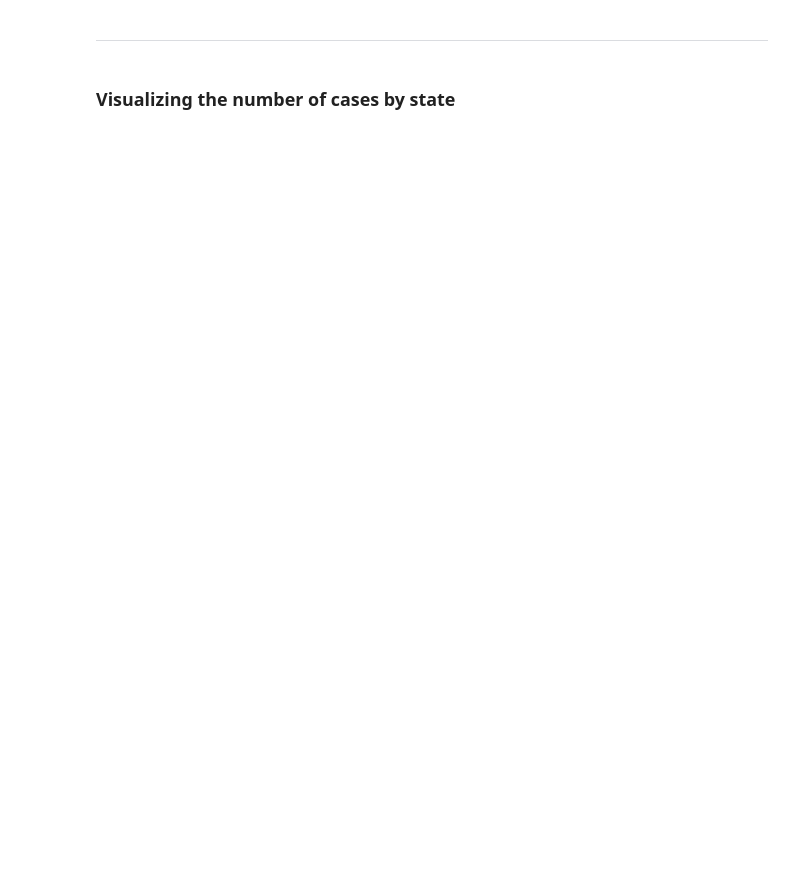
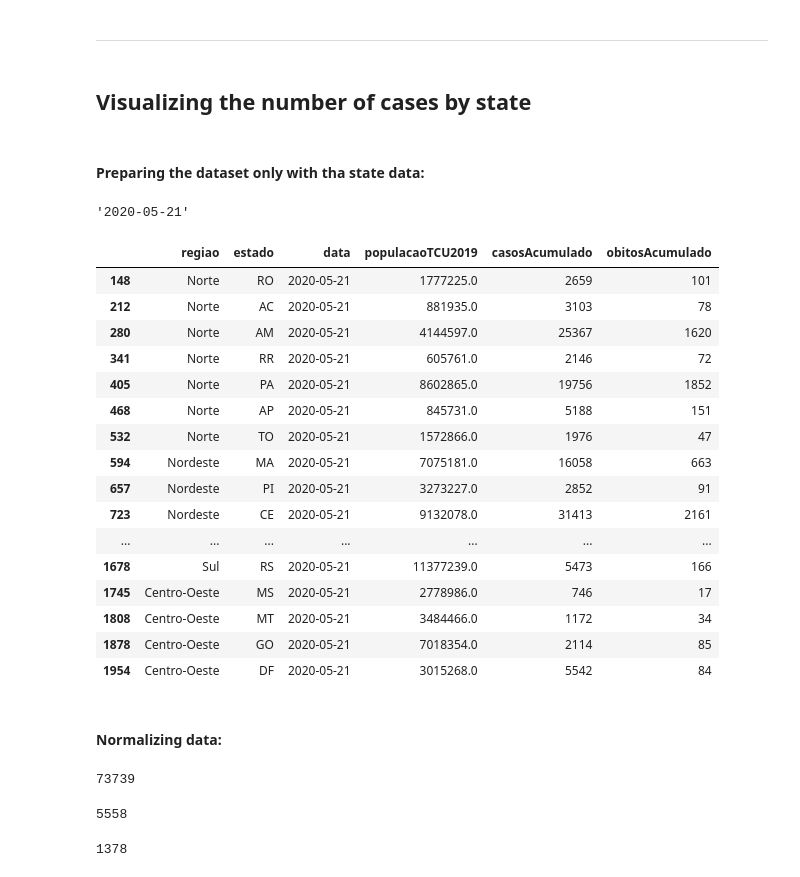
Before and after one commit to tbnsilveira/epidemic_BRdata, a Jupyter notebook: data_acquisition/Brazilian_Ministry_of_Health_COVID19data.ipynb, the cells around one changed output. Drawn from its saved outputs; the diff is of its cells as text; code cells hidden in the pictures; blank space fills up the shorter version.

```diff
--- a/data_acquisition/Brazilian_Ministry_of_Health_COVID19data.ipynb
+++ b/data_acquisition/Brazilian_Ministry_of_Health_COVID19data.ipynb
@@ -225,4 +258,42 @@ Text(0.5, 1.0, 'Número de casos COVID-19 acumulados em Florianópolis, SC, em 1
 # %% [markdown]
 ----------------
 # %% [markdown]
-### Visualizing the number of cases by state
+## Visualizing the number of cases by state
+# %% [markdown]
+#### Preparing the dataset only with tha state data:
+# %%
+## Getting the last date from data:
+lastDay = covidData.data.max()
+lastDay
+# %% [output]
+'2020-05-21'
+# %%
+covidLastDay = covidData[covidData.data == lastDay]
+# %%
+covidLastDay = covidLastDay[(covidLastDay.estado.isna() == False) &
+                            (covidLastDay.municipio.isna() == True) &
+                            (covidLastDay.populacaoTCU2019.isna() == False)]
+
+covidLastDay = covidLastDay[['regiao','estado','data','populacaoTCU2019','casosAcumulado','obitosAcumulado']]
+# %%
+covidLastDay
+# %% [output]
+|  | regiao | estado | data | populacaoTCU2019 | casosAcumulado | obitosAcumulado |
+| 148 | Norte | RO | 2020-05-21 | 1777225.0 | 2659 | 101 |
+| 212 | Norte | AC | 2020-05-21 | 881935.0 | 3103 | 78 |
+| 280 | Norte | AM | 2020-05-21 | 4144597.0 | 25367 | 1620 |
+| 341 | Norte | RR | 2020-05-21 | 605761.0 | 2146 | 72 |
+| 405 | Norte | PA | 2020-05-21 | 8602865.0 | 19756 | 1852 |
+| 468 | Norte | AP | 2020-05-21 | 845731.0 | 5188 | 151 |
+| 532 | Norte | TO | 2020-05-21 | 1572866.0 | 1976 | 47 |
+| 594 | Nordeste | MA | 2020-05-21 | 7075181.0 | 16058 | 663 |
+| 657 | Nordeste | PI | 2020-05-21 | 3273227.0 | 2852 | 91 |
+| 723 | Nordeste | CE | 2020-05-21 | 9132078.0 | 31413 | 2161 |
+| ... | ... | ... | ... | ... | ... | ... |
+| 1678 | Sul | RS | 2020-05-21 | 11377239.0 | 5473 | 166 |
+| 1745 | Centro-Oeste | MS | 2020-05-21 | 2778986.0 | 746 | 17 |
+| 1808 | Centro-Oeste | MT | 2020-05-21 | 3484466.0 | 1172 | 34 |
+| 1878 | Centro-Oeste | GO | 2020-05-21 | 7018354.0 | 2114 | 85 |
+| 1954 | Centro-Oeste | DF | 2020-05-21 | 3015268.0 | 5542 | 84 |
+# %% [markdown]
+#### Normalizing data:
@@ -228,0 +309,12 @@ Text(0.5, 1.0, 'Número de casos COVID-19 acumulados em Florianópolis, SC, em 1
+# %%
+normalCovid['casosAcumulado'].max()
+# %% [output]
+73739
+# %%
+normalCovid['obitosAcumulado'].max()
+# %% [output]
+5558
+# %%
+normalCovid.lethality_pct.idxmax()
+# %% [output]
+1378
```
Also changed, not shown: parts of 21 cells of this notebook.
